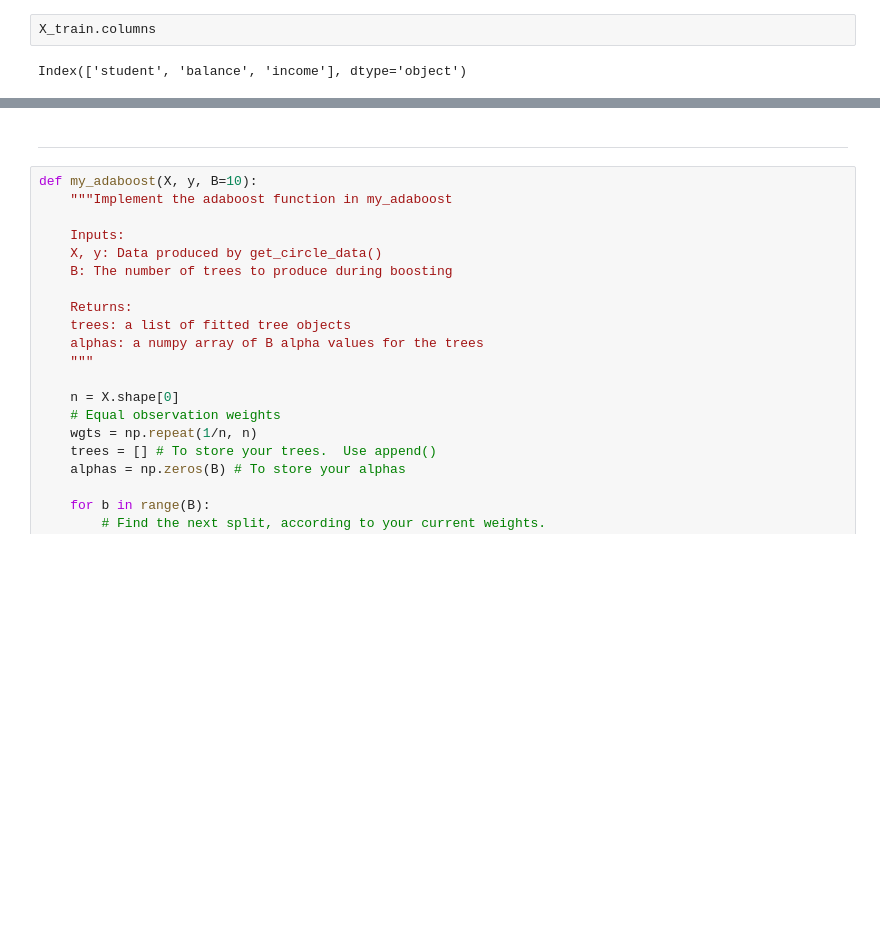
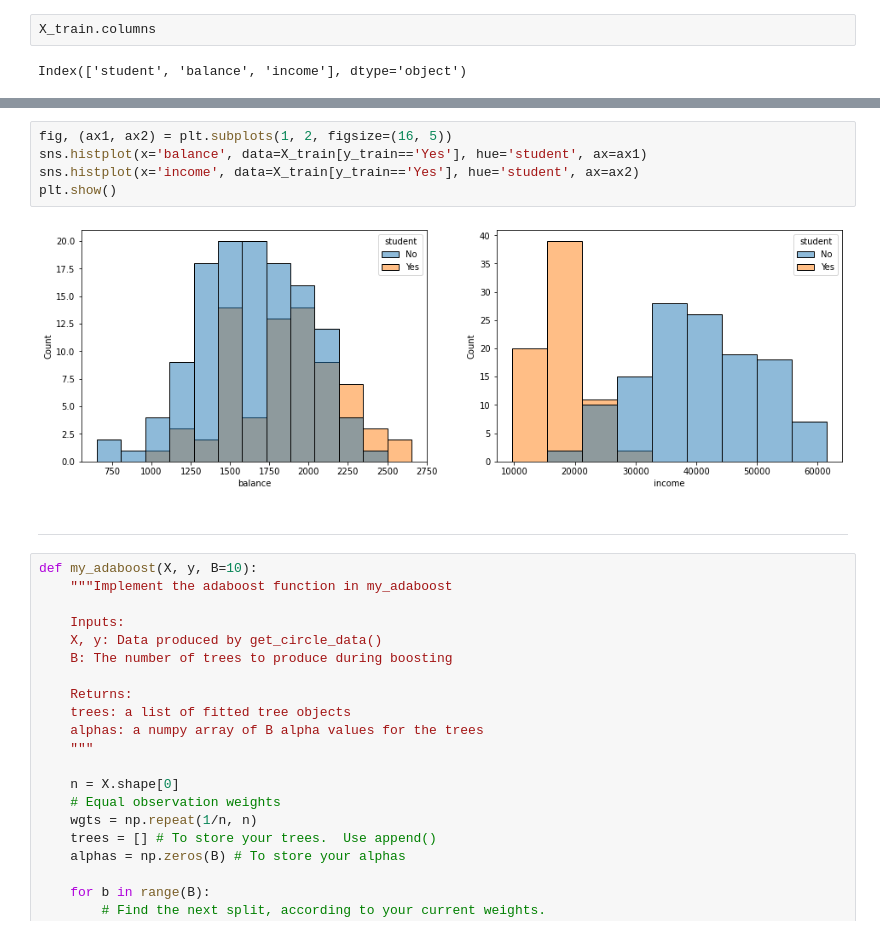
Before and after one commit to beginnerSC/mscf_hw_spring, a Jupyter notebook: ML II/2/Homework #2.ipynb, the cells around one changed output, grey strips where cells are left out. Saved outputs shown, nothing was run; the diff lists cells and outputs as text; blank space fills up the shorter version.

```diff
--- a/ML II/2/Homework #2.ipynb
+++ b/ML II/2/Homework #2.ipynb
@@ -210,3 +217,10 @@ plt.show()
+# %%
+fig, (ax1, ax2) = plt.subplots(1, 2, figsize=(16, 5))
+sns.histplot(x='balance', data=X_train[y_train=='Yes'], hue='student', ax=ax1)
+sns.histplot(x='income', data=X_train[y_train=='Yes'], hue='student', ax=ax2)
+plt.show()
+# %% [output]
+[figure, added]
 # %% [markdown]
 ---
 # %%
```
Also changed, not shown: parts of 3 cells of this notebook.
